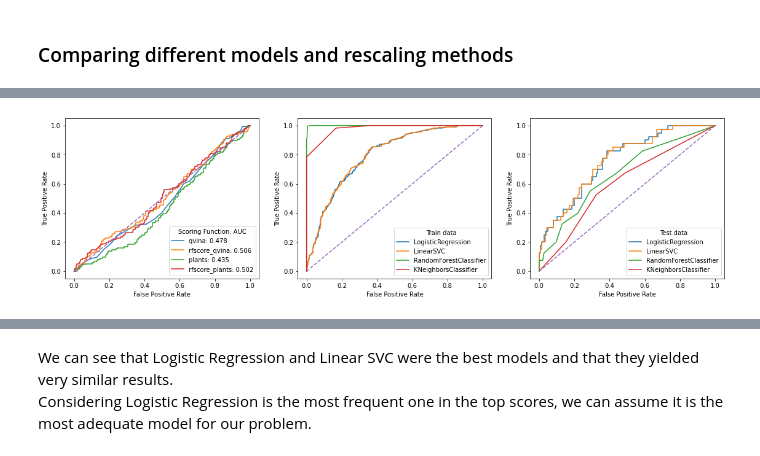
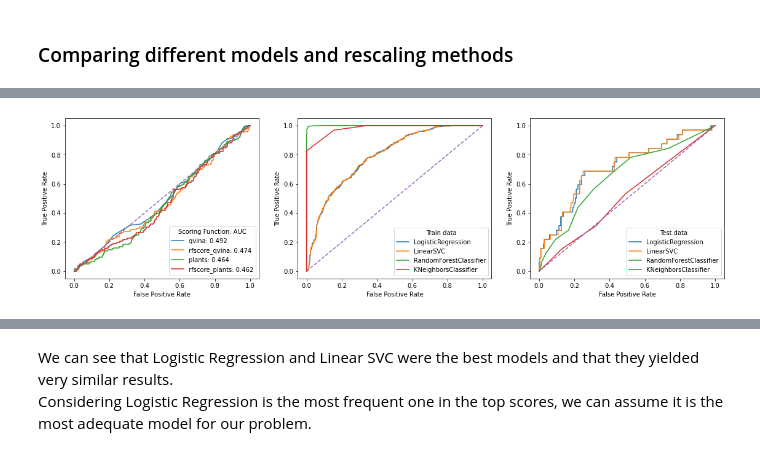
Before and after one commit to caiocrocha/SarsCov2Classifier, a Jupyter notebook: ML.ipynb, the cells around one changed output, grey strips where cells are left out. Cells and saved outputs as stored; diff of their text form; code cells hidden in the pictures.

```diff
--- a/ML.ipynb
+++ b/ML.ipynb
@@ -325,13 +305,0 @@ scores_data.groupby('model').head(1)
-# %%
-subset = ['qvina','rfscore_qvina','plants','rfscore_plants',
-          'Volume','Rotatable Bonds','TPSA','Molecular Weight','XLogP']
-n_occurrences = dict.fromkeys(subset, [0])
-
-# How frequently does each descriptor appear in the top 20 scores?
-for i, row in scores_data.iloc[:20].iterrows():
-    for descriptor in subset:
-        n_occurrences.update({descriptor: [n_occurrences[descriptor][0] + row[descriptor]]})
-
-top_set = pd.melt(pd.DataFrame(n_occurrences), value_vars=n_occurrences.keys())
-fig, ax = plt.subplots(figsize=(12.8, 4.8))
-sns.barplot(x=top_set['variable'], y=top_set['value'], ax=ax)
@@ -370,16 +385,16 @@ def get_train_test_scores(X_train, X_test, y_train, model_fitted):
     y_pred_train = model_fitted.predict(X_train)
     y_pred_test = model_fitted.predict(X_test)
 
-    scores = [accuracy_score(y_train, y_pred_train), # train_accuracy
-              accuracy_score(y_test, y_pred_test), # test_accuracy
+    scores = [accuracy_score(y_test, y_pred_test), # test_accuracy
+              f1_score(y_test, y_pred_test), # test_f1
+              precision_score(y_test, y_pred_test), # test_precision
+              recall_score(y_test, y_pred_test), # test_recall
+              roc_auc_score(y_test, y_pred_test), # test_roc_auc
+              accuracy_score(y_train, y_pred_train), # train_accuracy
               f1_score(y_train, y_pred_train), # train_f1
-              f1_score(y_test, y_pred_test), # test_f1
               precision_score(y_train, y_pred_train), # train_precision
-              precision_score(y_test, y_pred_test), # test_precision
               recall_score(y_train, y_pred_train), # train_recall
-              recall_score(y_test, y_pred_test), # test_recall
               roc_auc_score(y_train, y_pred_train), # train_roc_auc
-              roc_auc_score(y_test, y_pred_test), # test_roc_auc
              ]
 
     return scores
@@ -390,7 +405,7 @@ test_data = pd.DataFrame()
 
 subset = ['qvina','Volume','Rotatable Bonds','TPSA','Molecular Weight']
 new_data = data.dropna(subset=subset)
-y = new_data['Active']
+y = new_data['r_active']
 X = new_data[subset]
 
 X_train, X_test, y_train, y_test = train_test_split(X, y, test_size=0.25, random_state=27)
@@ -430,6 +445,10 @@ for model in model_list:
     # Keep original indices
     test_data.index = X_test.index
 
-columns = ['model','train_accuracy','test_accuracy','train_f1','test_f1','train_precision','test_precision',
-           'train_recall','test_recall','train_roc_auc','test_roc_auc']
+test_metrics = ['test_'+ i for i in scoring_metrics]
+train_metrics = ['train_'+ i for i in scoring_metrics]
+columns = ['model', *test_metrics, *train_metrics]
+
 top_scores = pd.DataFrame(scores_list, columns=columns)
+top_scores['test_mean'] = top_scores[test_metrics].mean(axis=1)
+top_scores['train_mean'] = top_scores[train_metrics].mean(axis=1)
@@ -439,8 +456,8 @@ from sklearn.metrics import auc
 fig, ax = plt.subplots(ncols=3, figsize=(19.2, 4.8))
 
 # Plot ROC curves for the docking scoring functions
-for SF in ['qvina','rfscore_qvina','plants','rfscore_plants']:
-    fpr, tpr, _ = roc_curve(data['Active'].values, data[SF].values)
+for SF in docking_list:
+    fpr, tpr, _ = roc_curve(data['r_active'].values, data[SF].values)
     ax[0].plot(fpr, tpr, label=f'{SF}: {auc(fpr, tpr):>.3f}')
 
 # Plot ROC curves for the ML models
@@ -473 +490 @@ top_scores
-[figure, old version]
+[figure, new version]
```
Also changed, not shown: parts of 57 cells of this notebook, 2 other files.
